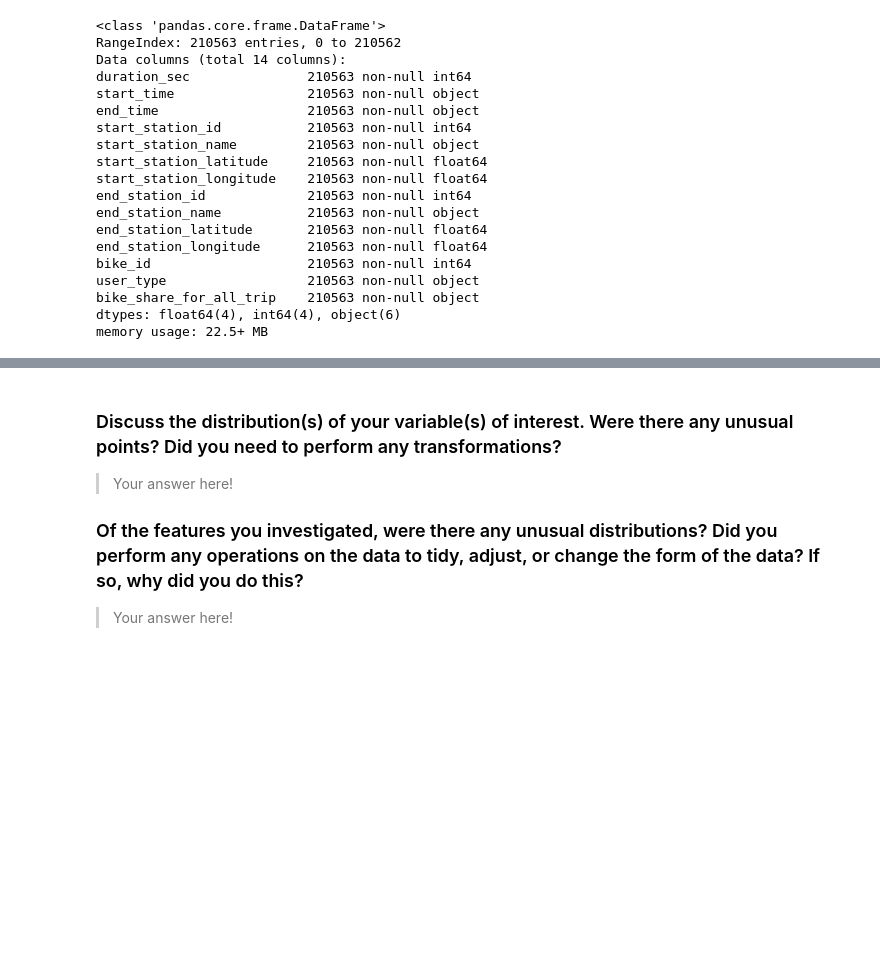
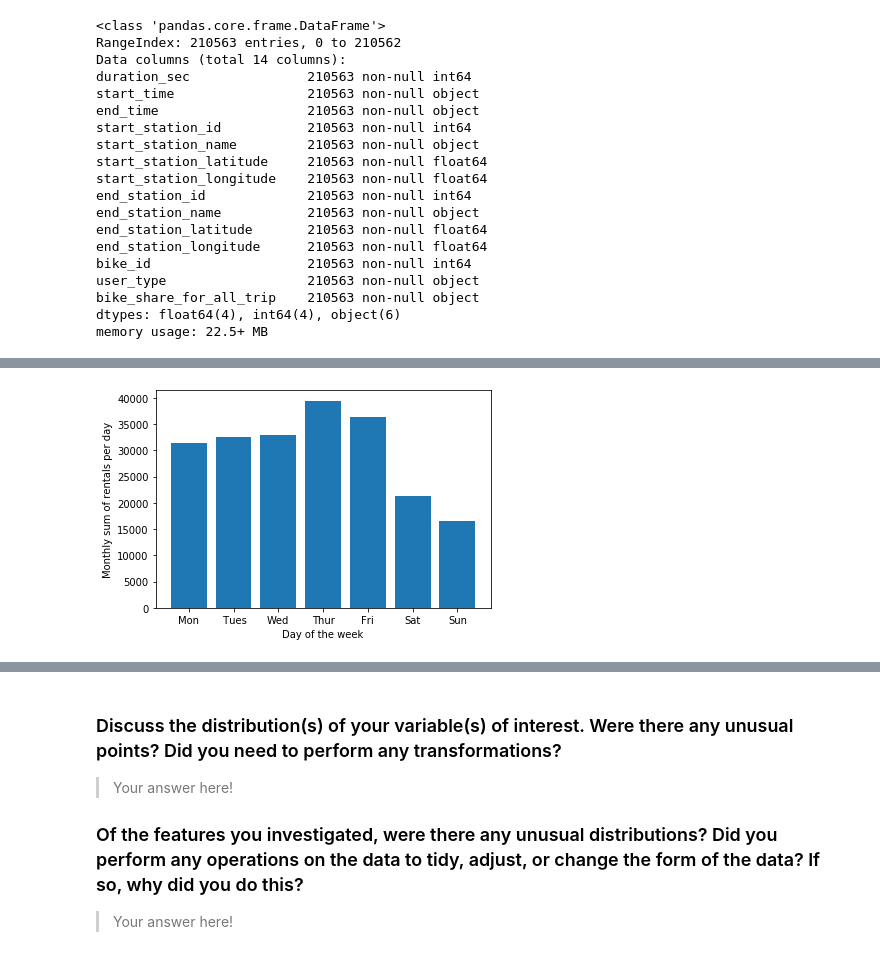
Before and after one commit to RachelStrate/Communicate-Findings-Project, a Jupyter notebook: exploration_template.ipynb, the cells around one changed output, grey strips where cells are left out. Drawn from its saved outputs; the diff is of its cells as text; code cells hidden in the pictures; blank space fills up the shorter version.

```diff
--- a/exploration_template.ipynb
+++ b/exploration_template.ipynb
@@ -107,0 +215,4 @@ you plan on investigating next.
+# %%
+#Inserting a new column.  Temporarily filling it with the start_time content.
+df.insert(4, 'time_slot', df['start_time'])
+df.head()
@@ -107,0 +243,11 @@ you plan on investigating next.
+# %%
+#Changing the column to an int data type.
+df.time_slot = df.time_slot.astype(int)
+# %%
+#Using a lambda function to update the column with the time category.
+
+col = ['time_slot']
+for c in col:
+    df['time_slot'] = df[c].apply(lambda x: 'morn' if x>5 and x<12 else
+                             'afternoon' if x>11 and x<18 else
+                             'evening' if x>17 and x<25 else 'late_night')
@@ -107,0 +279,4 @@ you plan on investigating next.
+# %%
+#Grouping the rentals for ease of visualizing.  With count all of the columns are the same, so user_type was chosen
+#to use for the total count.
+rentals_per_day = df.groupby('day_of_week').user_type.count()
@@ -107,0 +296,13 @@ you plan on investigating next.
+# %%
+#As day of the week is qualitative a bar chart was used.
+
+#Labels added for clarity to a reader.
+days = ['Mon', ' Tues', 'Wed', 'Thur', 'Fri', 'Sat', 'Sun']
+
+rentals_by_day = df.day_of_week.value_counts()
+plt.bar(days, rentals_per_day)
+plt.ylabel('Monthly sum of rentals per day')
+plt.xlabel('Day of the week')
+plt.xticks(days);
+# %% [output]
+[figure, added]
```
Also changed, not shown: parts of 91 cells of this notebook.
